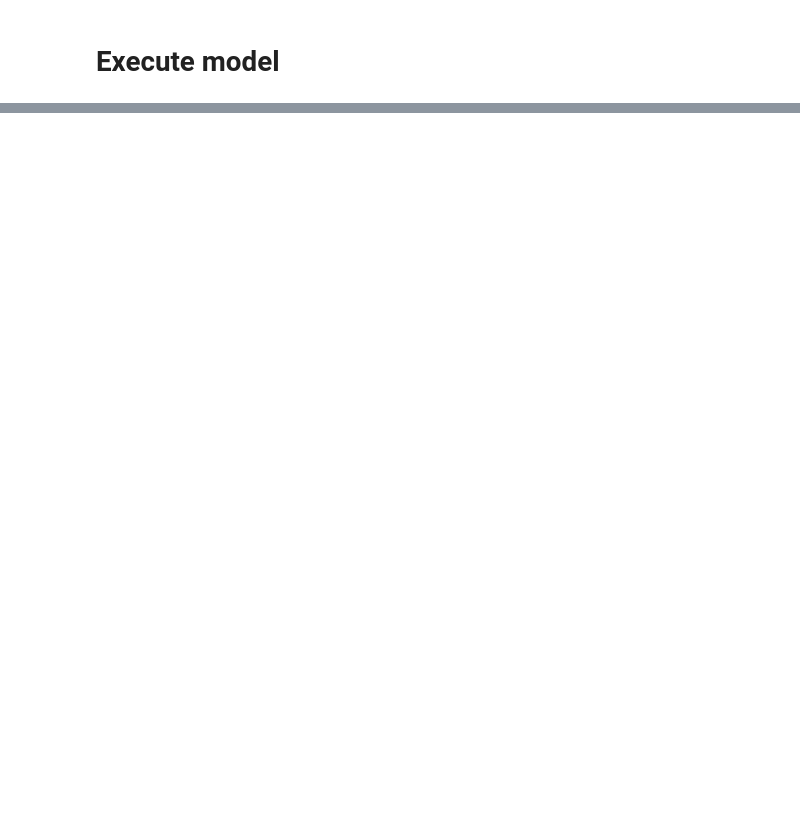
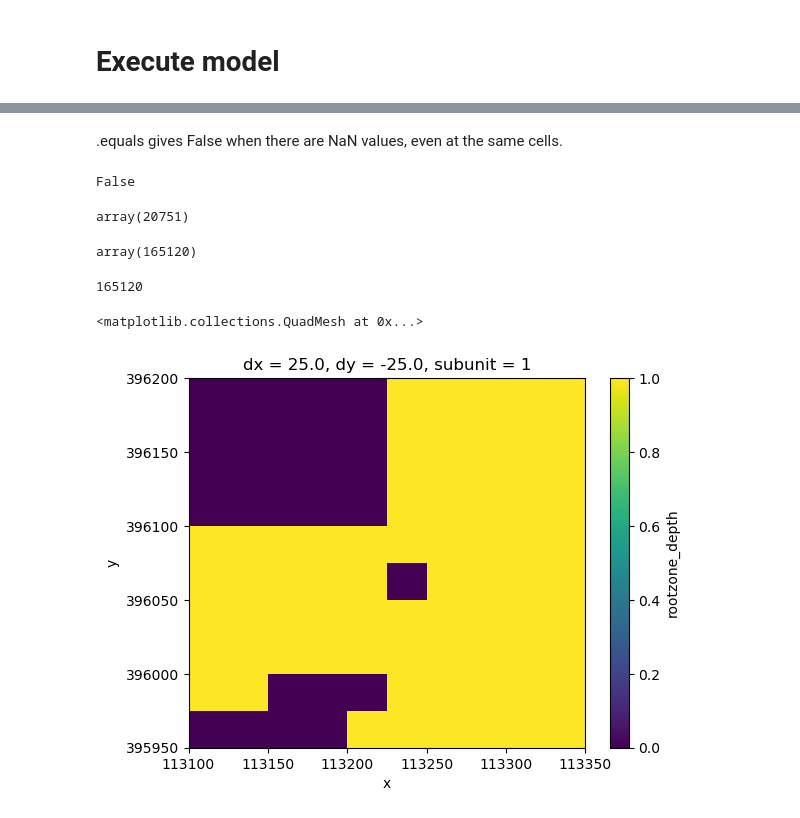
Before and after one commit to Ydrolog/WS_Mdl, a Jupyter notebook: code/Jupyter/imod_python_conversion/imod_python_init_NBr32.ipynb, the cells around one changed output, grey strips where cells are left out. Drawn from its saved outputs; the diff is of its cells as text; code cells hidden in the pictures; blank space fills up the shorter version.

```diff
--- a/code/Jupyter/imod_python_conversion/imod_python_init_NBr32.ipynb
+++ b/code/Jupyter/imod_python_conversion/imod_python_init_NBr32.ipynb
@@ -159,7 +157,7 @@ Sim_MF6["ims"] = UIM.mf6_solution_moderate_settings() # Mimic iMOD5's "Moderate"
 # %% [markdown]
 ## 1st attempt
 # %%
-MF6_DIS = Sim_MF6["imported_model"]["dis"]  # This gets the OLD 100m grid
+MF6_DIS = MF6_Mdl["dis"]  # This gets the OLD 100m grid
 # %%
 PRJ_MSW = {'cap': PRJ_regrid.copy()['cap'], 'extra': PRJ_regrid.copy()['extra']}
 # %% [markdown]
@@ -661,0 +725,3 @@ coupling -> 0 -> enable_sprinkling
+# %%
+A = MSW_Mdl['grid'].dataset['rootzone_depth']
+B = MSW_Mdl_AoI['grid'].dataset['rootzone_depth']
@@ -661,0 +736,23 @@ coupling -> 0 -> enable_sprinkling
+# %% [markdown]
+.equals gives False when there are NaN values, even at the same cells.
+# %%
+xr.DataArray.equals(A.sel(subunit=1).fillna(-9999), B.sel(subunit=1).fillna(-9999))
+# %% [output]
+False
+# %%
+A.sel(subunit=1).count().values
+# %% [output]
+array(20751)
+# %%
+A.sel(subunit=1).fillna(-9999).count().values
+# %% [output]
+array(165120)
+# %%
+A.y.shape[0] * A.x.shape[0]
+# %% [output]
+165120
+# %%
+A.sel(subunit=1).isel(x=slice(0, 10), y=range(0, 10)).isnull().plot()
+# %% [output]
+<matplotlib.collections.QuadMesh at 0x...>
+[figure, added]
```
Also changed, not shown: parts of 54 cells of this notebook, 34 other files.
